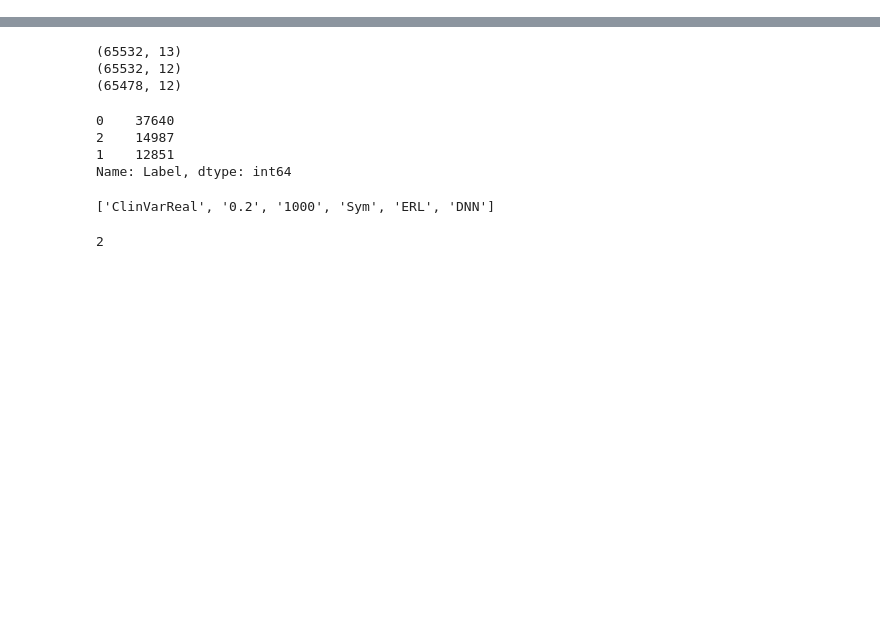
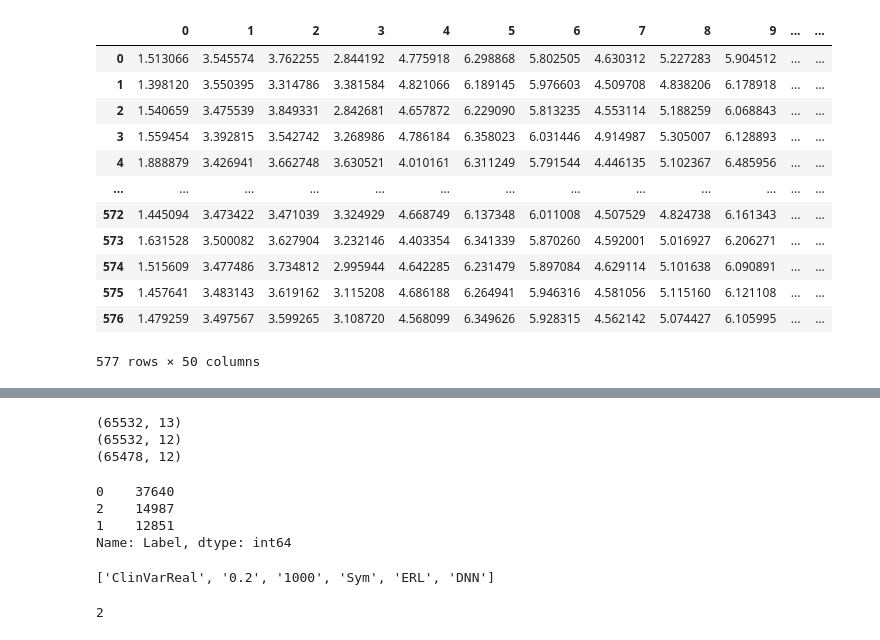
Before and after one commit to nazaretl/MisLaBenchmark, a Jupyter notebook: ForEverything.ipynb, the cells around one changed output, grey strips where cells are left out. Drawn from its saved outputs; the diff is of its cells as text; code cells hidden in the pictures; blank space fills up the shorter version.

```diff
--- a/ForEverything.ipynb
+++ b/ForEverything.ipynb
@@ -6,3 +6,21 @@ import sys
 #sys.path.insert(0, 'scripts/FINE/')
 #from utils import *
 import random
+# %%
+umap = pd.read_csv('dataProduced/rnaUMAP.csv.gz',sep = '\t', header = None,
+                  compression = 'zip')
+umap
+# %% [output]
+|  | 0 | 1 | 2 | 3 | 4 | 5 | 6 | 7 | 8 | 9 | ... | ... |
+| 0 | 1.513066 | 3.545574 | 3.762255 | 2.844192 | 4.775918 | 6.298868 | 5.802505 | 4.630312 | 5.227283 | 5.904512 | ... | ... |
+| 1 | 1.398120 | 3.550395 | 3.314786 | 3.381584 | 4.821066 | 6.189145 | 5.976603 | 4.509708 | 4.838206 | 6.178918 | ... | ... |
+| 2 | 1.540659 | 3.475539 | 3.849331 | 2.842681 | 4.657872 | 6.229090 | 5.813235 | 4.553114 | 5.188259 | 6.068843 | ... | ... |
+| 3 | 1.559454 | 3.392815 | 3.542742 | 3.268986 | 4.786184 | 6.358023 | 6.031446 | 4.914987 | 5.305007 | 6.128893 | ... | ... |
+| 4 | 1.888879 | 3.426941 | 3.662748 | 3.630521 | 4.010161 | 6.311249 | 5.791544 | 4.446135 | 5.102367 | 6.485956 | ... | ... |
+| ... | ... | ... | ... | ... | ... | ... | ... | ... | ... | ... | ... | ... |
+| 572 | 1.445094 | 3.473422 | 3.471039 | 3.324929 | 4.668749 | 6.137348 | 6.011008 | 4.507529 | 4.824738 | 6.161343 | ... | ... |
+| 573 | 1.631528 | 3.500082 | 3.627904 | 3.232146 | 4.403354 | 6.341339 | 5.870260 | 4.592001 | 5.016927 | 6.206271 | ... | ... |
+| 574 | 1.515609 | 3.477486 | 3.734812 | 2.995944 | 4.642285 | 6.231479 | 5.897084 | 4.629114 | 5.101638 | 6.090891 | ... | ... |
+| 575 | 1.457641 | 3.483143 | 3.619162 | 3.115208 | 4.686188 | 6.264941 | 5.946316 | 4.581056 | 5.115160 | 6.121108 | ... | ... |
+| 576 | 1.479259 | 3.497567 | 3.599265 | 3.108720 | 4.568099 | 6.349626 | 5.928315 | 4.562142 | 5.074427 | 6.105995 | ... | ... |
+577 rows × 50 columns
```
Also changed, not shown: parts of 3 cells of this notebook, 33 other files.
